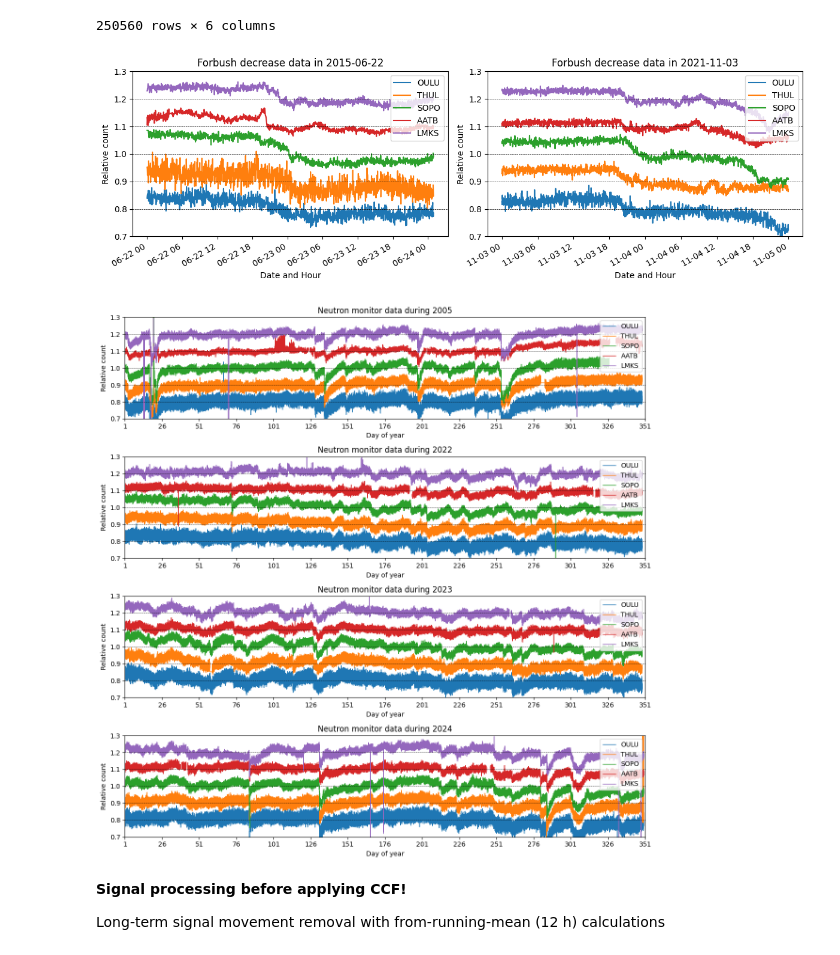
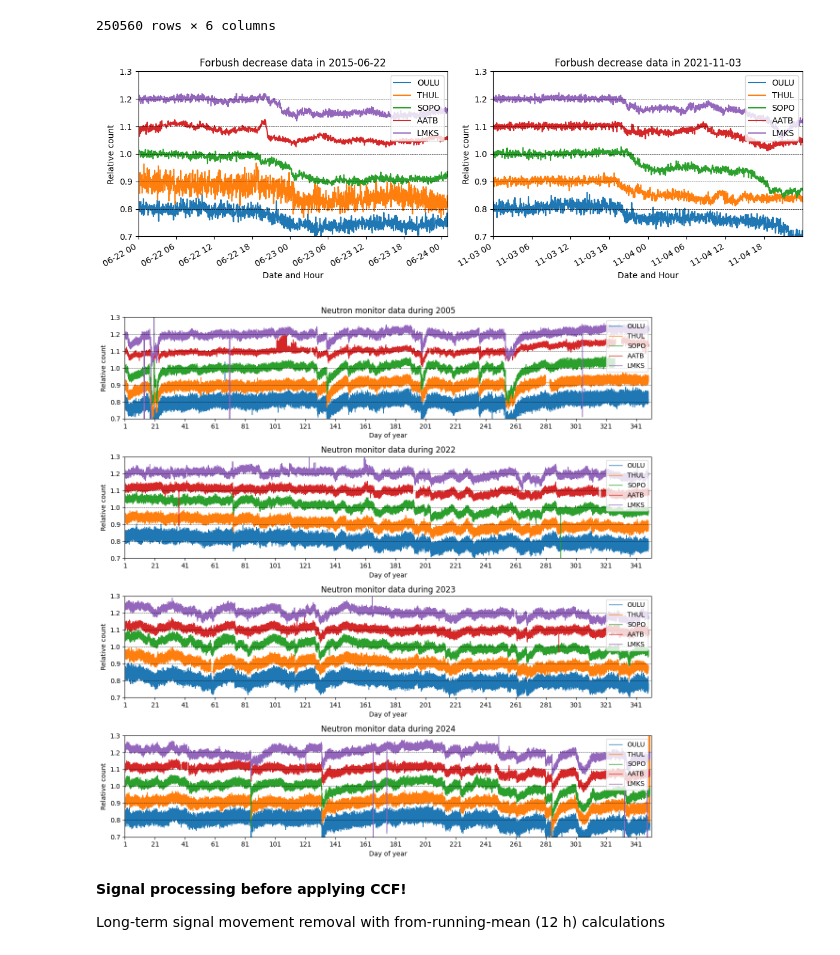
Before and after one commit to chatdanai-s/nmdb-FD-CCF, a Jupyter notebook: 6505066_SIP_PROJECT.ipynb, the cells around one changed output. Saved outputs shown, nothing was run; the diff lists cells and outputs as text; code cells hidden in the pictures.

```diff
--- a/6505066_SIP_PROJECT.ipynb
+++ b/6505066_SIP_PROJECT.ipynb
@@ -101,7 +105,7 @@ def set_xaxis_DoY(ax, times):
     ax.set_xlim(xmin, xmax)
 
     # Set ticker interval to be 25 days counting from 0
-    ticks = [xmin + pd.Timedelta(days=d) for d in range(0, 351, 25)]
+    ticks = [xmin + pd.Timedelta(days=d) for d in range(0, 351, 20)]
     ax.set_xticks(ticks)
 
 def set_xaxis_DoY_4times(ax):
@@ -117,11 +121,13 @@ ax1, ax2 = ax
 
 for i, s in enumerate(stations):
     shift = (i-2) * 0.1
-    ax1.plot(fd15.datetime, fd15[s] / fd15[s].median() + shift, label=s)
-    ax2.plot(fd21.datetime, fd21[s] / fd21[s].median() + shift, label=s)
+    ax1.plot(fd15.datetime, fd15[s] / fd15[s][:30*6].median() + shift, label=s)
+    ax2.plot(fd21.datetime, fd21[s] / fd21[s][:30*6].median() + shift, label=s)
 
 ax1.set_title('Forbush decrease data in 2015-06-22')
+ax1.set_xlim(fd15.datetime.min(), fd15.datetime.max())
 ax2.set_title('Forbush decrease data in 2021-11-03')
+ax2.set_xlim(fd21.datetime.min(), fd21.datetime.max())
 
 for a in ax:
     a.set_ylabel('Relative count')
@@ -134,35 +140,35 @@ plt.gcf().autofmt_xdate()
 plt.tight_layout()
 plt.show()
 
 # Plot year-long neutron monitor data
 fig, ax = plt.subplots(4, 1, figsize=(12, 12))
 ax0, ax1, ax2, ax3 = ax
 
 for i, s in enumerate(stations):
     shift = (i-2) * 0.1
     ax0.plot(data05.datetime, data05[s] / data05[s].median() + shift, label=s, linewidth=1)
     ax1.plot(data22.datetime, data22[s] / data22[s].median() + shift, label=s, linewidth=1)
     ax2.plot(data23.datetime, data23[s] / data23[s].median() + shift, label=s, linewidth=1)
     ax3.plot(data24.datetime, data24[s] / data24[s].median() + shift, label=s, linewidth=1)
 
 set_xaxis_DoY_4times(ax)
 ax0.set_title('Neutron monitor data during 2005')
 ax1.set_title('Neutron monitor data during 2022')
 ax2.set_title('Neutron monitor data during 2023')
 ax3.set_title('Neutron monitor data during 2024')
 
 for a in ax:
     a.set_ylabel('Relative count')
     a.set_xlabel('Day of year')
     a.legend(loc='upper right')
     a.set_ylim(0.7, 1.3)
     draw_baselines(a, 1, 0.1)
 
 plt.tight_layout()
 plt.show()
 # %% [output]
-[figure, old version]
+[figure, new version]
-[figure, old version]
+[figure, new version]
 # %% [markdown]
 **Signal processing before applying CCF!**
 
```
Also changed, not shown: parts of 12 cells of this notebook.
